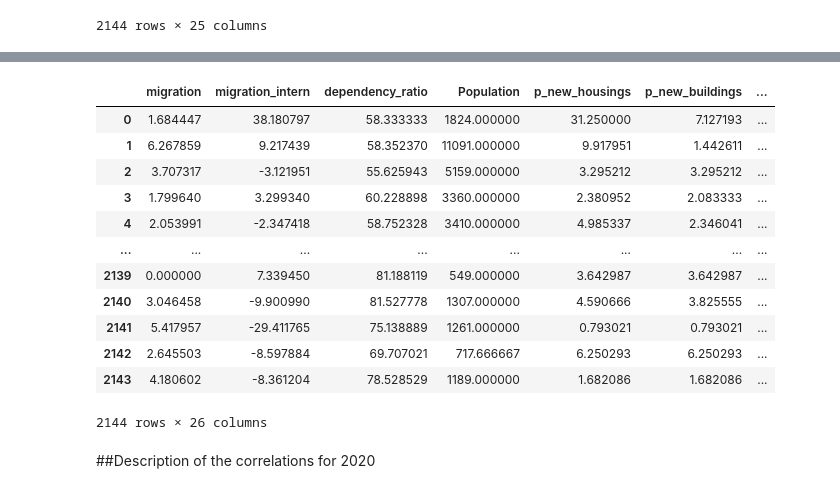
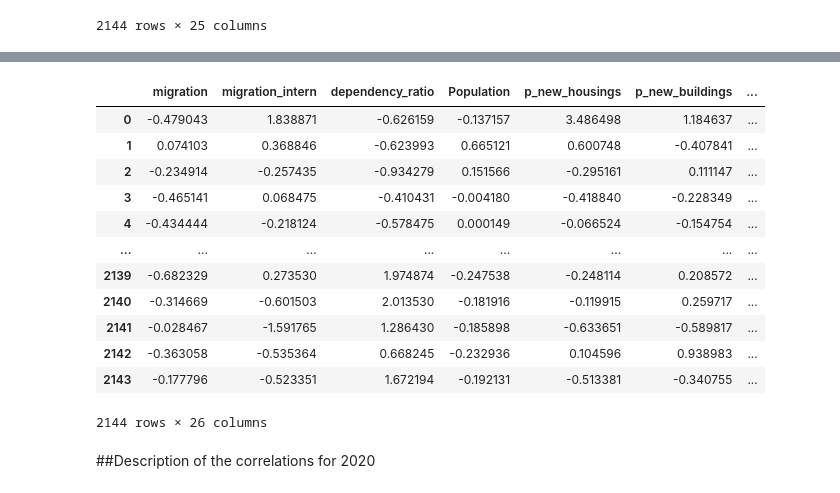
Before and after one commit to axellebersier/Urban_data_mining, a Jupyter notebook: Data_description_2010.ipynb, the cells around one changed output, grey strips where cells are left out. Cells and saved outputs as stored; diff of their text form; code cells hidden in the pictures.

```diff
--- a/Data_description_2010.ipynb
+++ b/Data_description_2010.ipynb
@@ -155,24 +155,30 @@ dtypes: float64(25)
 memory usage: 418.9 KB
 # %%
 from sklearn.preprocessing import StandardScaler
+nostdf_2020 = df_2020
+
 scaler = StandardScaler()
 stdf_2020 = scaler.fit_transform(df_2020)
-df_2020['ID'] = df_ID
+
+df_2020 = pd.DataFrame(data=stdf_2020, columns=df_2020.columns)
+#df_2020['ID'] = df_ID
+
+
 df_2020.to_csv('data_scaled_2010.csv', index = False, sep=',')
 df_2020
 # %% [output]
 |  | migration | migration_intern | dependency_ratio | Population | p_new_housings | p_new_buildings | ... |
-| 0 | 1.684447 | 38.180797 | 58.333333 | 1824.000000 | 31.250000 | 7.127193 | ... |
-| 1 | 6.267859 | 9.217439 | 58.352370 | 11091.000000 | 9.917951 | 1.442611 | ... |
-| 2 | 3.707317 | -3.121951 | 55.625943 | 5159.000000 | 3.295212 | 3.295212 | ... |
-| 3 | 1.799640 | 3.299340 | 60.228898 | 3360.000000 | 2.380952 | 2.083333 | ... |
-| 4 | 2.053991 | -2.347418 | 58.752328 | 3410.000000 | 4.985337 | 2.346041 | ... |
+| 0 | -0.479043 | 1.838871 | -0.626159 | -0.137157 | 3.486498 | 1.184637 | ... |
+| 1 | 0.074103 | 0.368846 | -0.623993 | 0.665121 | 0.600748 | -0.407841 | ... |
+| 2 | -0.234914 | -0.257435 | -0.934279 | 0.151566 | -0.295161 | 0.111147 | ... |
+| 3 | -0.465141 | 0.068475 | -0.410431 | -0.004180 | -0.418840 | -0.228349 | ... |
+| 4 | -0.434444 | -0.218124 | -0.578475 | 0.000149 | -0.066524 | -0.154754 | ... |
 | ... | ... | ... | ... | ... | ... | ... | ... |
-| 2139 | 0.000000 | 7.339450 | 81.188119 | 549.000000 | 3.642987 | 3.642987 | ... |
-| 2140 | 3.046458 | -9.900990 | 81.527778 | 1307.000000 | 4.590666 | 3.825555 | ... |
-| 2141 | 5.417957 | -29.411765 | 75.138889 | 1261.000000 | 0.793021 | 0.793021 | ... |
-| 2142 | 2.645503 | -8.597884 | 69.707021 | 717.666667 | 6.250293 | 6.250293 | ... |
-| 2143 | 4.180602 | -8.361204 | 78.528529 | 1189.000000 | 1.682086 | 1.682086 | ... |
+| 2139 | -0.682329 | 0.273530 | 1.974874 | -0.247538 | -0.248114 | 0.208572 | ... |
+| 2140 | -0.314669 | -0.601503 | 2.013530 | -0.181916 | -0.119915 | 0.259717 | ... |
+| 2141 | -0.028467 | -1.591765 | 1.286430 | -0.185898 | -0.633651 | -0.589817 | ... |
+| 2142 | -0.363058 | -0.535364 | 0.668245 | -0.232936 | 0.104596 | 0.938983 | ... |
+| 2143 | -0.177796 | -0.523351 | 1.672194 | -0.192131 | -0.513381 | -0.340755 | ... |
 2144 rows × 26 columns
 # %% [markdown]
 ##Description of the correlations for 2020
```
Also changed, not shown: parts of 10 cells of this notebook.
